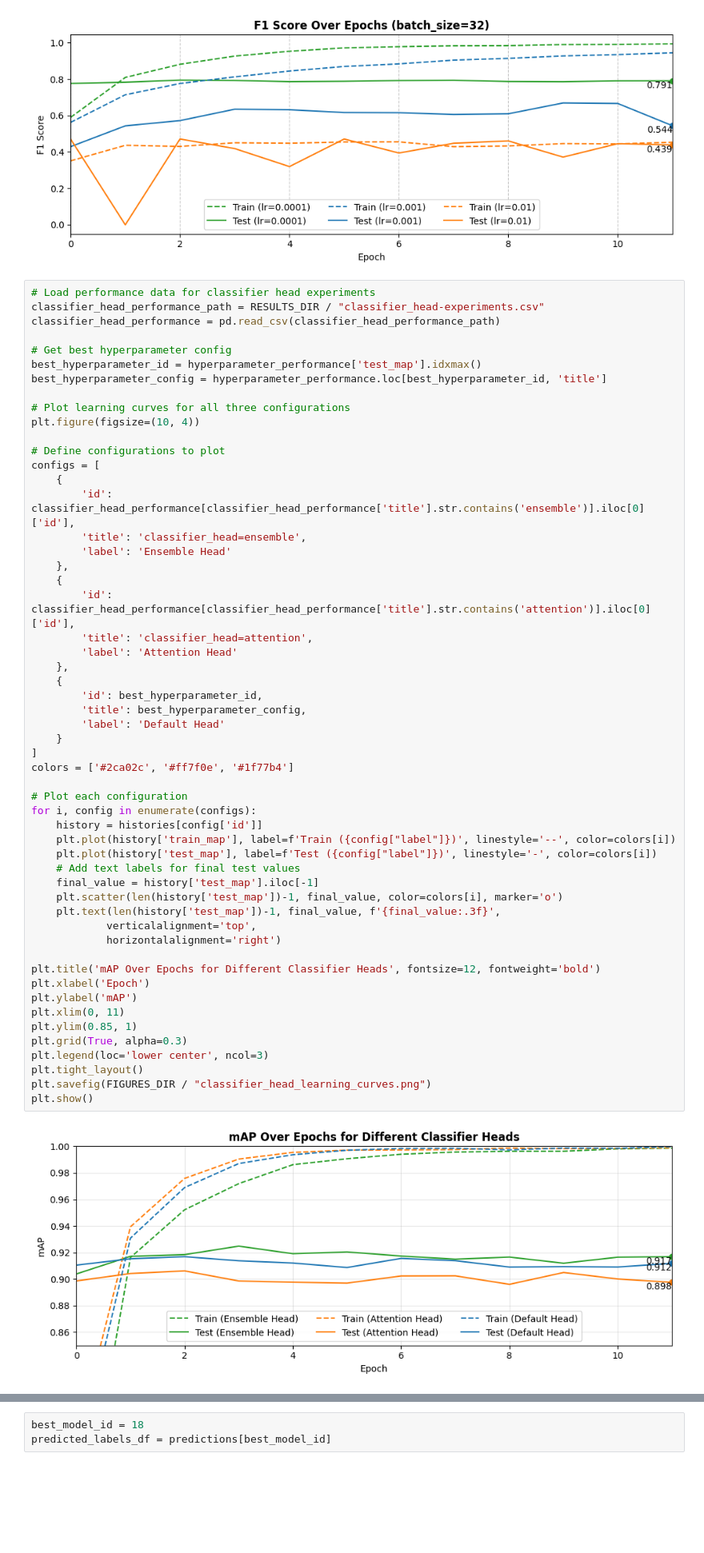
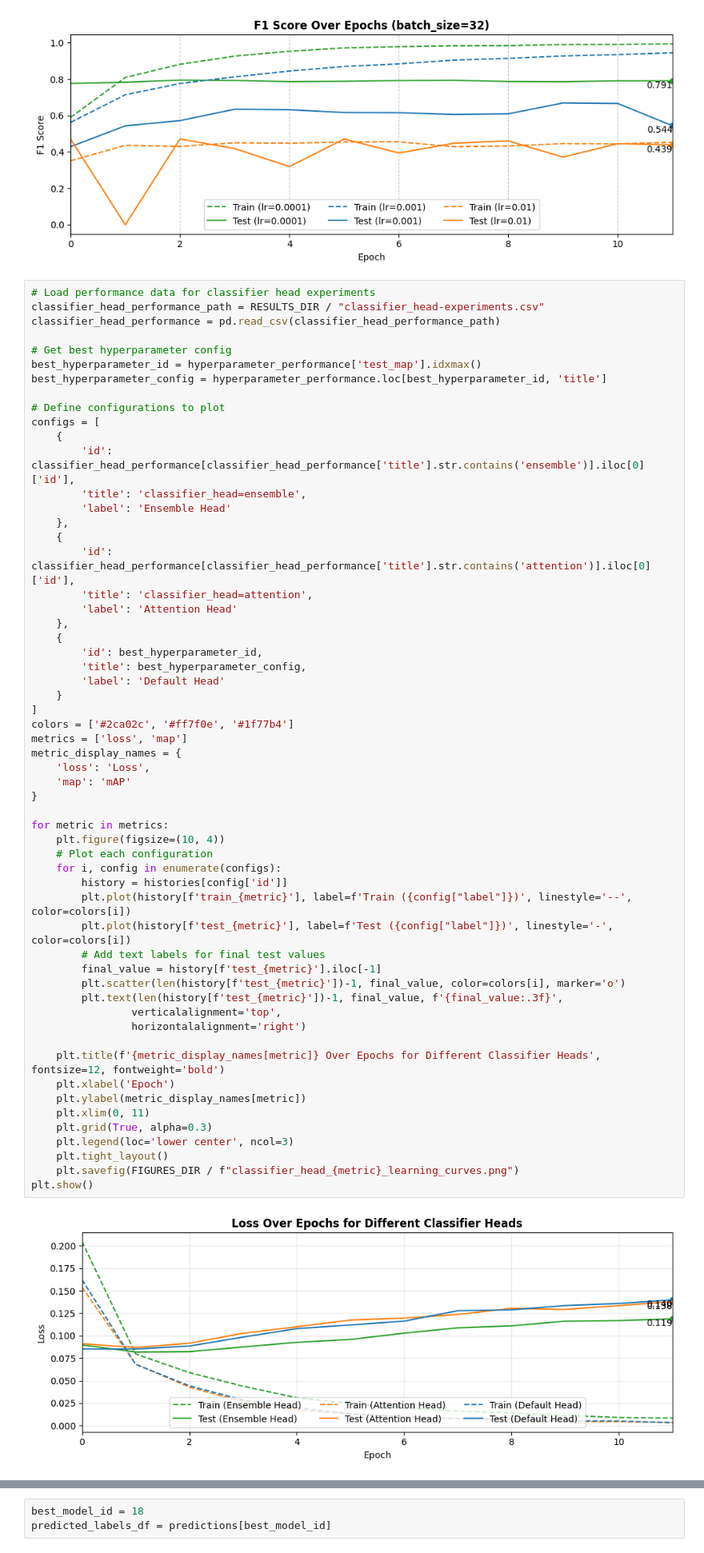
Before and after one commit to ZachParent/mai-object-recognition, a Jupyter notebook: practicals/p1/notes/1.1_results_analysis.ipynb, the cells around one changed output, grey strips where cells are left out. Shown at 80% size. Saved outputs shown, nothing was run; the diff lists cells and outputs as text; blank space fills up the shorter version.

Commit message:
add classifier head loss learning curves

```diff
--- a/practicals/p1/notes/1.1_results_analysis.ipynb
+++ b/practicals/p1/notes/1.1_results_analysis.ipynb
@@ -202,54 +202,57 @@ for metric in metrics:
 classifier_head_performance_path = RESULTS_DIR / "classifier_head-experiments.csv"
 classifier_head_performance = pd.read_csv(classifier_head_performance_path)
 
 # Get best hyperparameter config
 best_hyperparameter_id = hyperparameter_performance['test_map'].idxmax()
 best_hyperparameter_config = hyperparameter_performance.loc[best_hyperparameter_id, 'title']
-
-# Plot learning curves for all three configurations
-plt.figure(figsize=(10, 4))
 
 # Define configurations to plot
 configs = [
     {
         'id': classifier_head_performance[classifier_head_performance['title'].str.contains('ensemble')].iloc[0]['id'],
         'title': 'classifier_head=ensemble',
         'label': 'Ensemble Head'
     },
     {
         'id': classifier_head_performance[classifier_head_performance['title'].str.contains('attention')].iloc[0]['id'],
         'title': 'classifier_head=attention',
         'label': 'Attention Head'
     },
     {
         'id': best_hyperparameter_id,
         'title': best_hyperparameter_config,
         'label': 'Default Head'
     }
 ]
 colors = ['#2ca02c', '#ff7f0e', '#1f77b4']
+metrics = ['loss', 'map']
+metric_display_names = {
+    'loss': 'Loss',
+    'map': 'mAP'
+}
 
-# Plot each configuration
-for i, config in enumerate(configs):
-    history = histories[config['id']]
-    plt.plot(history['train_map'], label=f'Train ({config["label"]})', linestyle='--', color=colors[i])
-    plt.plot(history['test_map'], label=f'Test ({config["label"]})', linestyle='-', color=colors[i])
-    # Add text labels for final test values
-    final_value = history['test_map'].iloc[-1]
-    plt.scatter(len(history['test_map'])-1, final_value, color=colors[i], marker='o')
-    plt.text(len(history['test_map'])-1, final_value, f'{final_value:.3f}',
-            verticalalignment='top',
-            horizontalalignment='right')
+for metric in metrics:
+    plt.figure(figsize=(10, 4))
+    # Plot each configuration
+    for i, config in enumerate(configs):
+        history = histories[config['id']]
+        plt.plot(history[f'train_{metric}'], label=f'Train ({config["label"]})', linestyle='--', color=colors[i])
+        plt.plot(history[f'test_{metric}'], label=f'Test ({config["label"]})', linestyle='-', color=colors[i])
+        # Add text labels for final test values
+        final_value = history[f'test_{metric}'].iloc[-1]
+        plt.scatter(len(history[f'test_{metric}'])-1, final_value, color=colors[i], marker='o')
+        plt.text(len(history[f'test_{metric}'])-1, final_value, f'{final_value:.3f}',
+                verticalalignment='top',
+                horizontalalignment='right')
 
-plt.title('mAP Over Epochs for Different Classifier Heads', fontsize=12, fontweight='bold')
-plt.xlabel('Epoch')
-plt.ylabel('mAP')
-plt.xlim(0, 11)
-plt.ylim(0.85, 1)
-plt.grid(True, alpha=0.3)
-plt.legend(loc='lower center', ncol=3)
-plt.tight_layout()
-plt.savefig(FIGURES_DIR / "classifier_head_learning_curves.png")
+    plt.title(f'{metric_display_names[metric]} Over Epochs for Different Classifier Heads', fontsize=12, fontweight='bold')
+    plt.xlabel('Epoch')
+    plt.ylabel(metric_display_names[metric])
+    plt.xlim(0, 11)
+    plt.grid(True, alpha=0.3)
+    plt.legend(loc='lower center', ncol=3)
+    plt.tight_layout()
+    plt.savefig(FIGURES_DIR / f"classifier_head_{metric}_learning_curves.png")
 plt.show()
 # %% [output]
-[figure, old version]
+[figure, new version]
```
Also changed, not shown: parts of 2 cells of this notebook, 3 other files.
